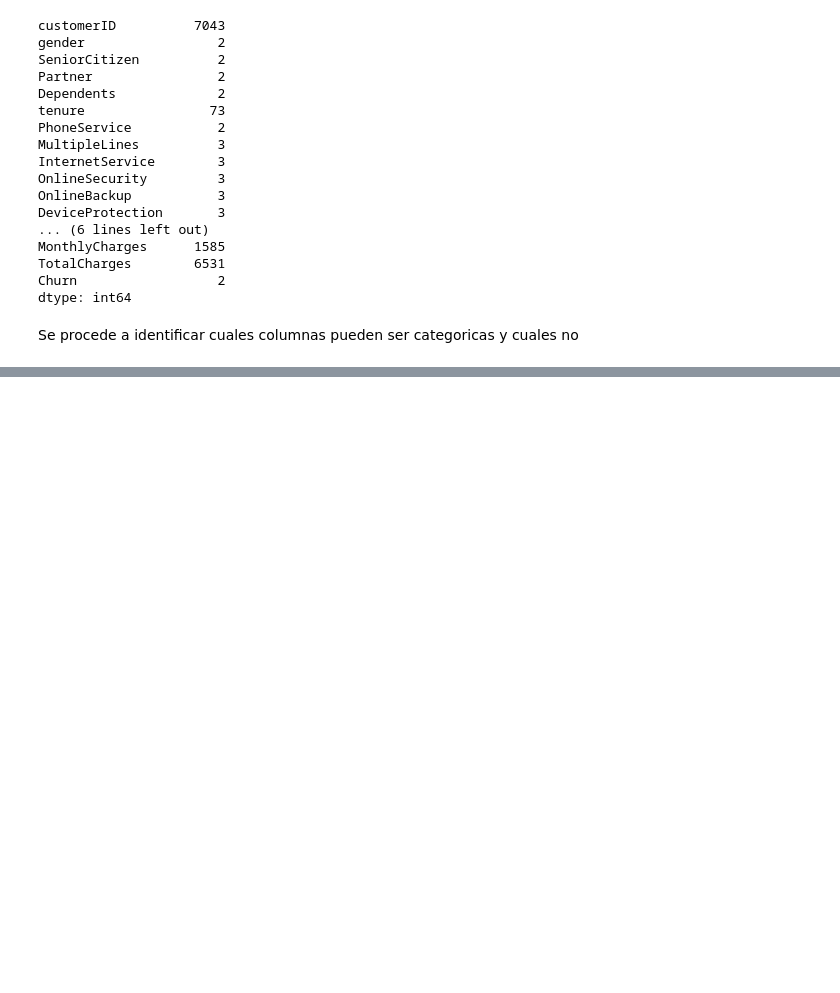
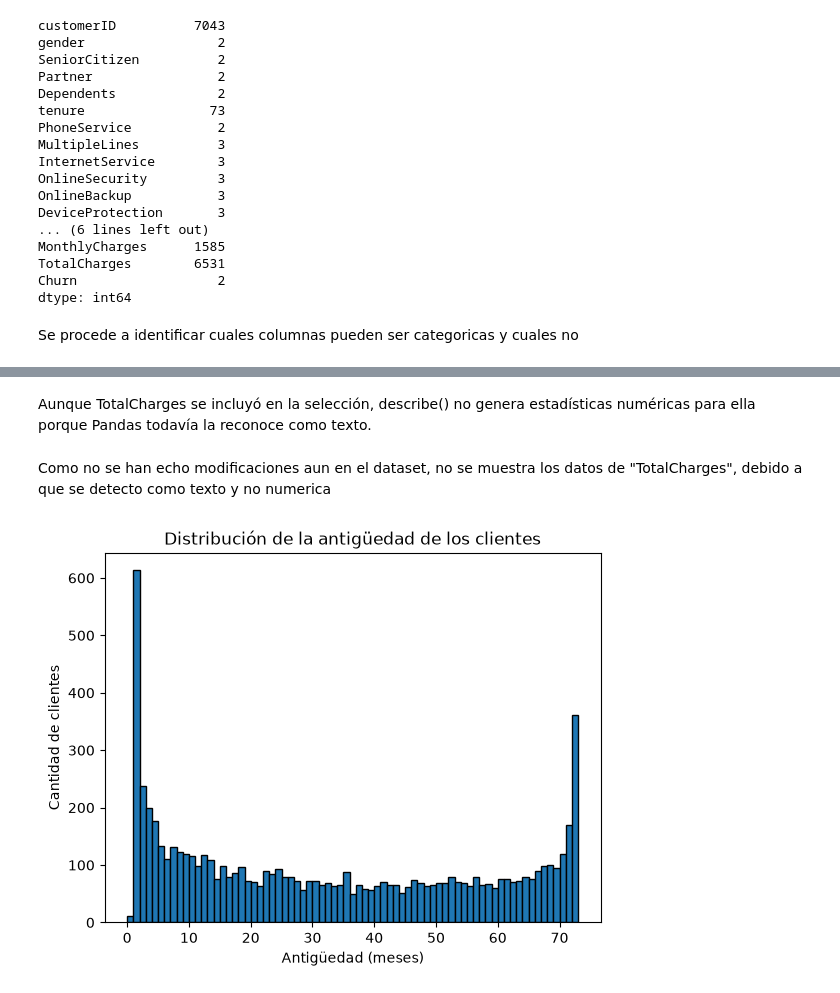
Before and after one commit to sartocol87/retencion_clientes, a Jupyter notebook: notebooks/01_data_understanding.ipynb, the cells around one changed output, grey strips where cells are left out. Drawn from its saved outputs; the diff is of its cells as text; code cells hidden in the pictures; blank space fills up the shorter version.

```diff
--- a/notebooks/01_data_understanding.ipynb
+++ b/notebooks/01_data_understanding.ipynb
@@ -130,0 +213,12 @@ categorical_cols
+# %% [markdown]
+Aunque TotalCharges se incluyó en la selección, describe() no genera estadísticas numéricas para ella porque Pandas todavía la reconoce como texto.
+# %% [markdown]
+Como no se han echo modificaciones aun en el dataset, no se muestra los datos de "TotalCharges", debido a que se detecto como texto y no numerica
+# %%
+plt.hist(df["tenure"], bins=range(0,74), edgecolor='black')
+plt.xlabel("Antigüedad (meses)")
+plt.ylabel("Cantidad de clientes")
+plt.title("Distribución de la antigüedad de los clientes")
+plt.show()
+# %% [output]
+[figure, added]
```
Also changed, not shown: parts of 34 cells of this notebook.
